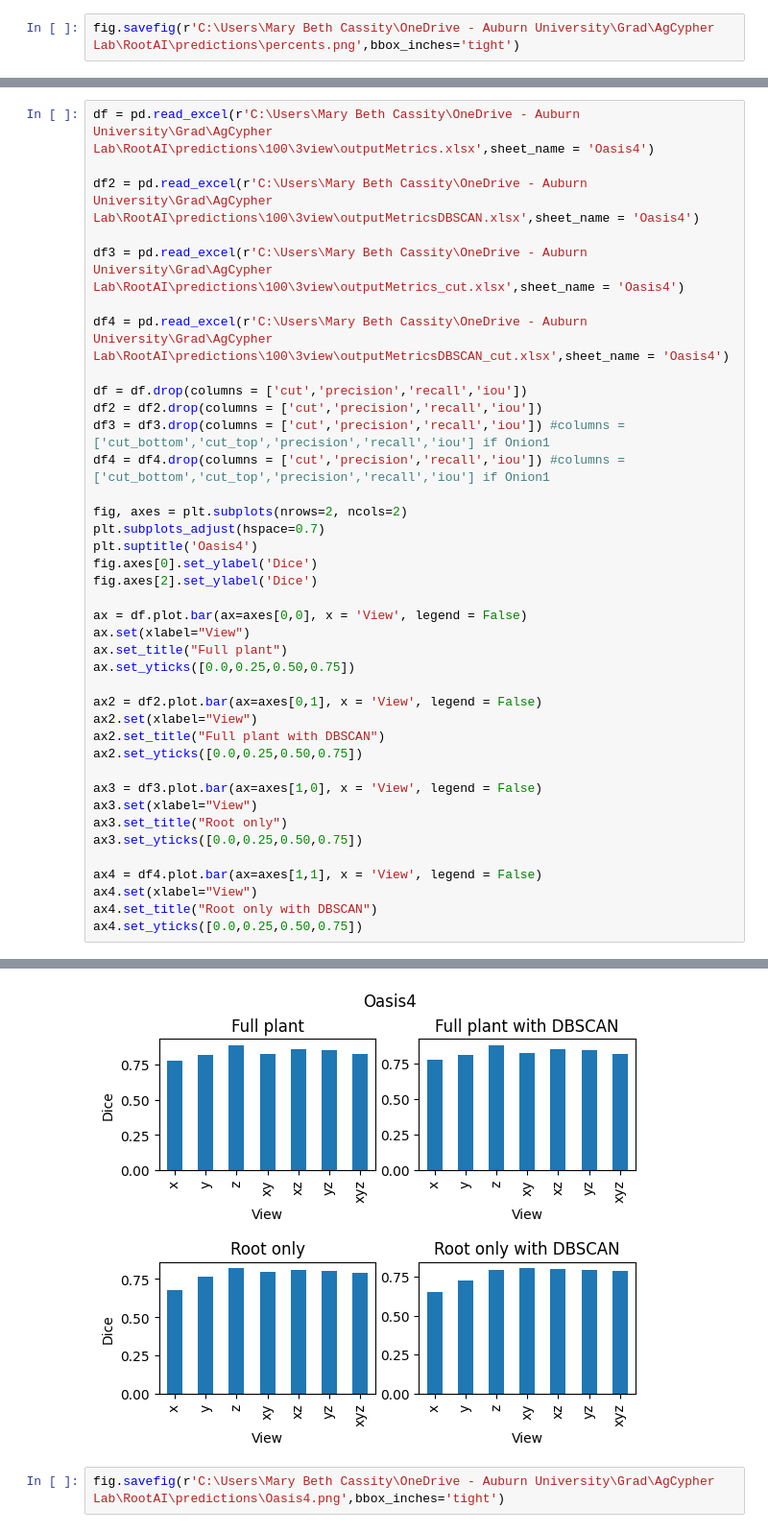
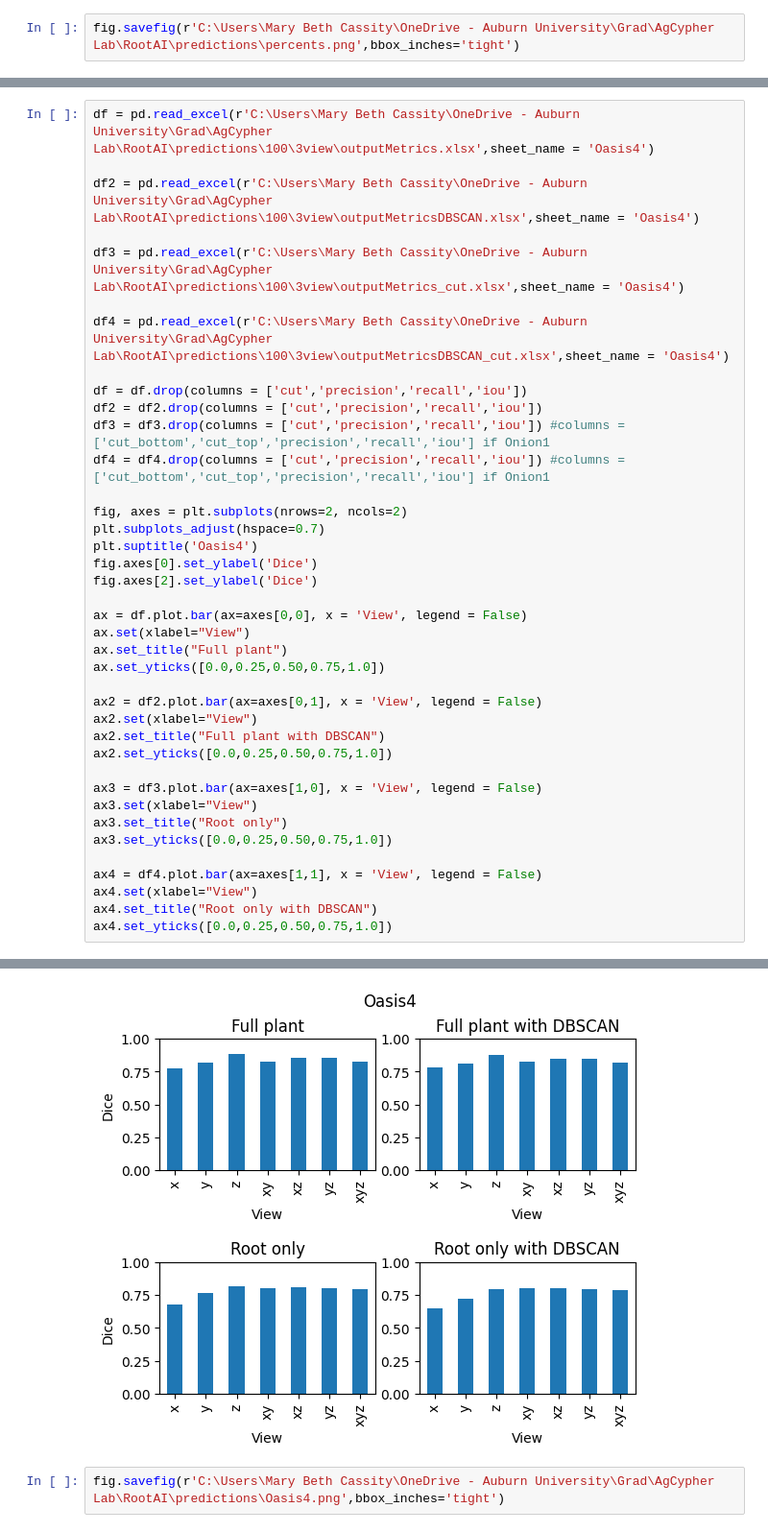
Before and after one commit to marybethcassity/3DRootSegmentation, a Jupyter notebook: pandas.ipynb, the cells around one changed output, grey strips where cells are left out. Shown: that part at 96% size. Cells and saved outputs as stored; diff of their text form.

```diff
--- a/pandas.ipynb
+++ b/pandas.ipynb
@@ -112,22 +113,22 @@ fig.axes[2].set_ylabel('Dice')
 ax = df.plot.bar(ax=axes[0,0], x = 'View', legend = False)
 ax.set(xlabel="View")
 ax.set_title("Full plant")
-ax.set_yticks([0.0,0.25,0.50,0.75])
+ax.set_yticks([0.0,0.25,0.50,0.75,1.0])
 
 ax2 = df2.plot.bar(ax=axes[0,1], x = 'View', legend = False)
 ax2.set(xlabel="View")
 ax2.set_title("Full plant with DBSCAN")
-ax2.set_yticks([0.0,0.25,0.50,0.75])
+ax2.set_yticks([0.0,0.25,0.50,0.75,1.0])
 
 ax3 = df3.plot.bar(ax=axes[1,0], x = 'View', legend = False)
 ax3.set(xlabel="View")
 ax3.set_title("Root only")
-ax3.set_yticks([0.0,0.25,0.50,0.75])
+ax3.set_yticks([0.0,0.25,0.50,0.75,1.0])
 
 ax4 = df4.plot.bar(ax=axes[1,1], x = 'View', legend = False)
 ax4.set(xlabel="View")
 ax4.set_title("Root only with DBSCAN")
-ax4.set_yticks([0.0,0.25,0.50,0.75])
+ax4.set_yticks([0.0,0.25,0.50,0.75,1.0])
 # %% [output]
 [<matplotlib.axis.YTick at 0x...>,
  <matplotlib.axis.YTick at 0x...>,
@@ -135,5 +137,5 @@ ax4.set_yticks([0.0,0.25,0.50,0.75])
  <matplotlib.axis.YTick at 0x...>]
-[figure, old version]
+[figure, new version]
 # %%
 fig.savefig(r'C:\Users\Mary Beth Cassity\OneDrive - Auburn University\Grad\AgCypher Lab\RootAI\predictions\Oasis4.png',bbox_inches='tight')
 # %%
```
Also changed, not shown: parts of 7 cells of this notebook.
